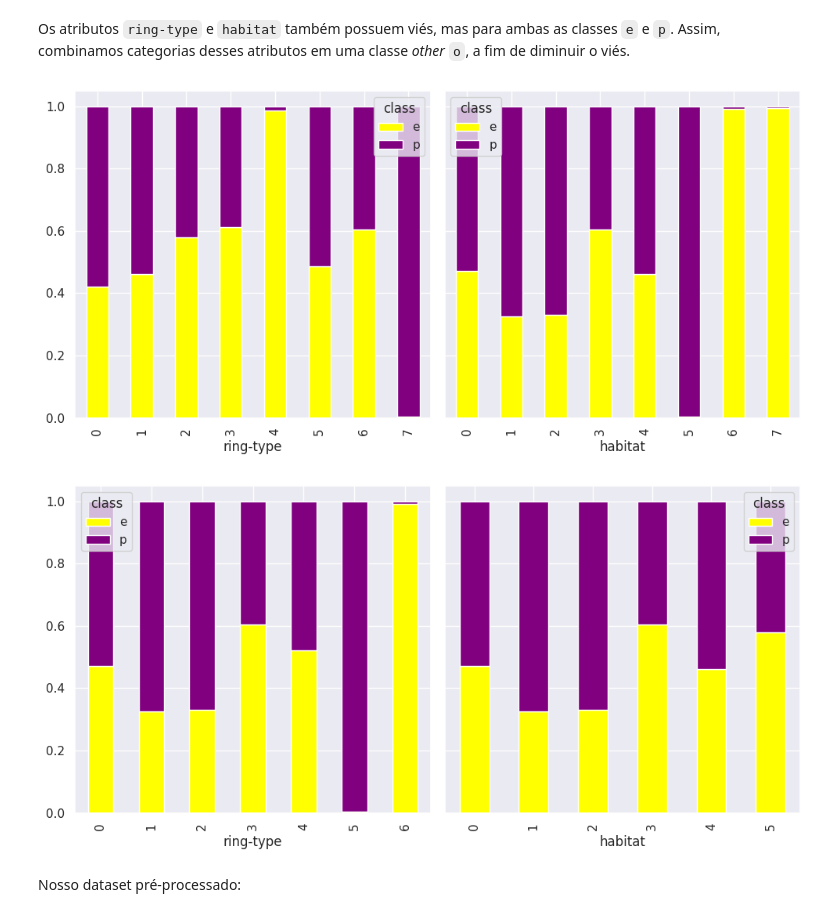
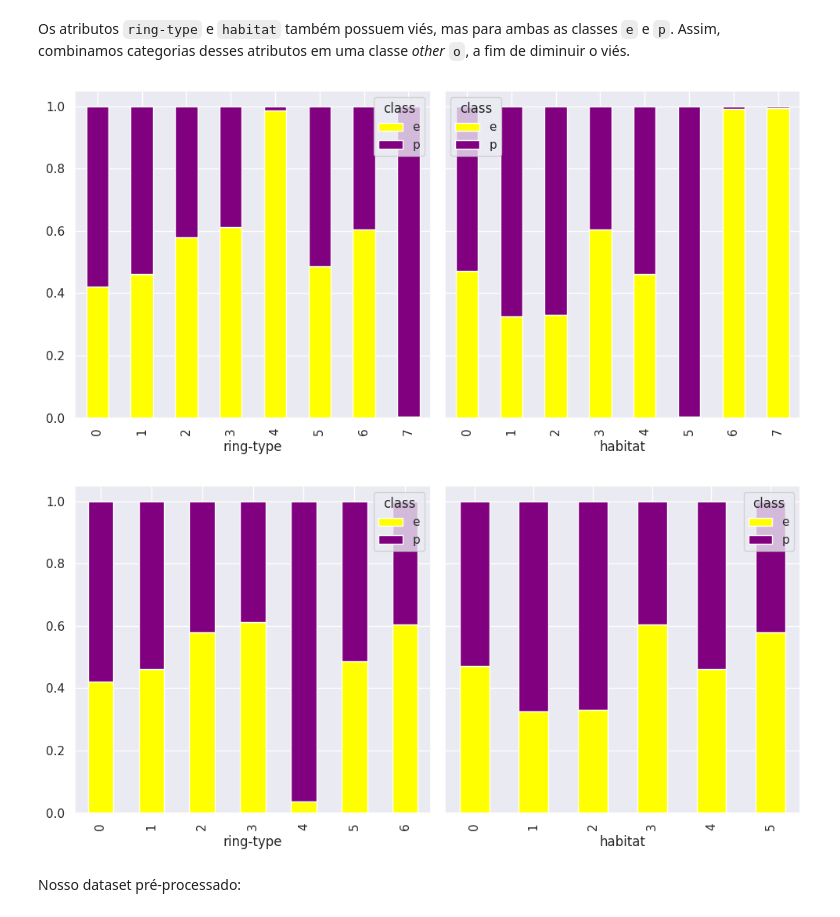
Before and after one commit to Victorgonl/PoisonousMushrooms, a Jupyter notebook: notebooks/1-preprocessing.ipynb, the cells around one changed output. Cells and saved outputs as stored; diff of their text form; code cells hidden in the pictures.

Commit message:
Minor fix on dealing with bias on ring-type

```diff
--- a/notebooks/1-preprocessing.ipynb
+++ b/notebooks/1-preprocessing.ipynb
@@ -987,14 +987,14 @@ Os atributos `ring-type` e `habitat` também possuem viés, mas para ambas as cl
 # %%
 bias_features_balanced = ["ring-type", "habitat"]
 bivariate_analysis(data[bias_features_balanced], train_data[target])
 
-data["ring-type"] = data["habitat"].replace({7: 4}).astype("object")
+data["ring-type"] = data["ring-type"].replace({7: 4}).astype("object")
 data["habitat"] = data["habitat"].replace({6: 5, 7: 5}).astype("object")
 
 bivariate_analysis(data[bias_features_balanced], train_data[target])
 # %% [output]
 [figure]
-[figure, old version]
+[figure, new version]
 # %% [markdown]
 Nosso dataset pré-processado:
 # %%
```
Also changed, not shown: parts of 1 cell of this notebook.
